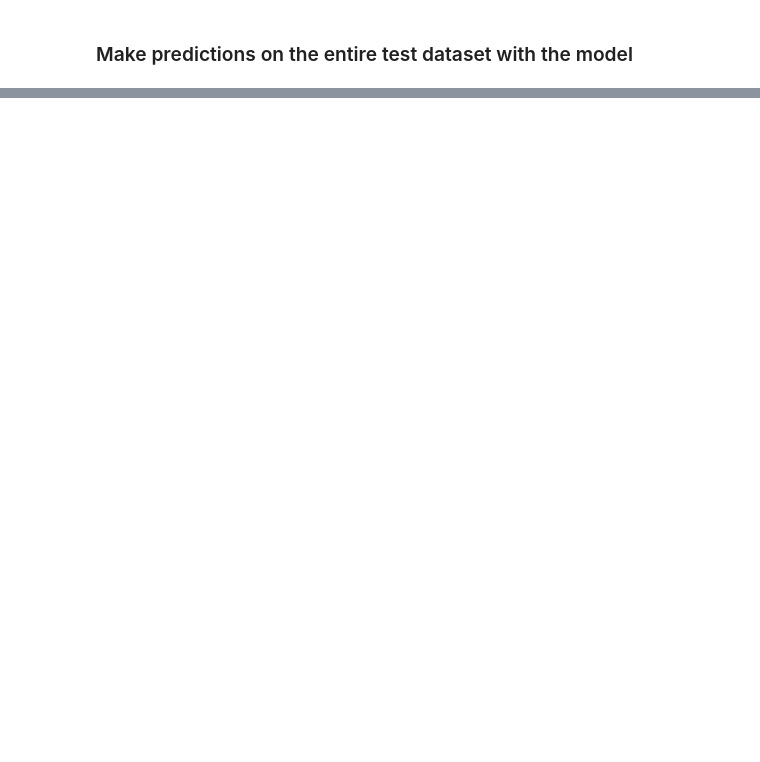
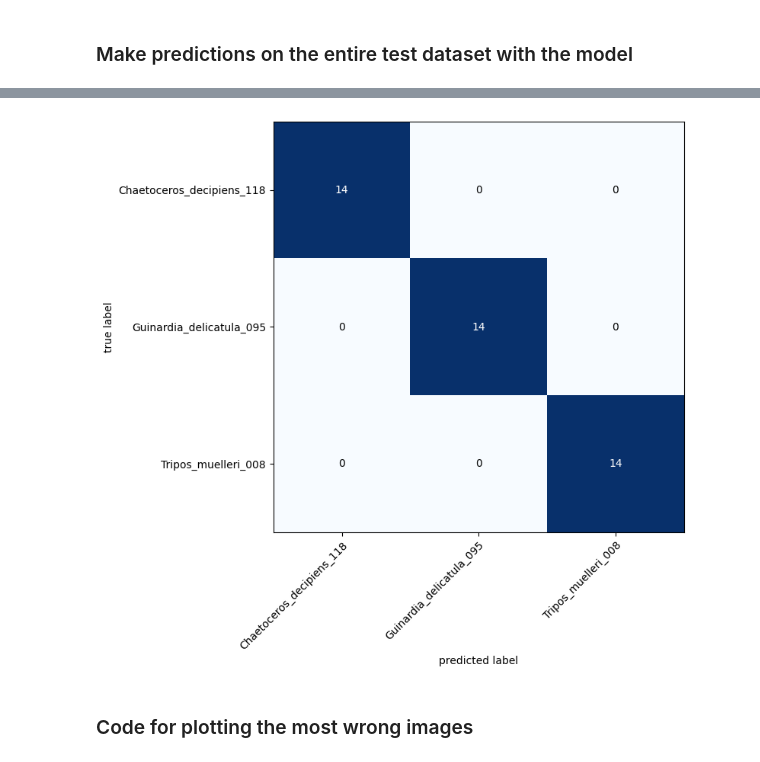
Before and after one commit to maritnorli/IFCB_CNN_Classify, a Jupyter notebook: CNN_transferlearning_IFCB.ipynb, the cells around one changed output, grey strips where cells are left out. Saved outputs shown, nothing was run; the diff lists cells and outputs as text; code cells hidden in the pictures; blank space fills up the shorter version.

```diff
--- a/CNN_transferlearning_IFCB.ipynb
+++ b/CNN_transferlearning_IFCB.ipynb
@@ -183,3 +190,10 @@ with torch.inference_mode():
 
     #convert the pred probs into pred labels
     pred_labels = torch.argmax(pred_probs, dim=1)
+
+    # Add the pred labels to test preds list
+    test_preds.append(pred_labels)
+
+# Concatenate the test preds and put them on the cpu
+test_preds = torch.cat(test_preds).cpu()
+test_preds
@@ -185,0 +206,4 @@ with torch.inference_mode():
+# %%
+#get the truth labels for test dataset
+test_truth = torch.cat([y for X, y in test_dataloader])
+test_truth
@@ -185,0 +245,19 @@ with torch.inference_mode():
+# %%
+from torchmetrics import ConfusionMatrix
+from mlxtend.plotting import plot_confusion_matrix
+
+# 2. Setup confusion instance and compare predictions to targets
+confmat = ConfusionMatrix(num_classes=len(class_names), task="multiclass")
+confmat_tensor = confmat(preds=test_preds,
+                         target=test_truth)
+
+# 3. Plot the confusion matrix
+fig, ax = plot_confusion_matrix(
+    conf_mat=confmat_tensor.numpy(), # matplotlib likes working with numpy
+    class_names=class_names,
+    figsize=(10, 7)
+)
+# %% [output]
+[figure, added]
+# %% [markdown]
+### Code for plotting the most wrong images
```
Also changed, not shown: parts of 11 cells of this notebook.
